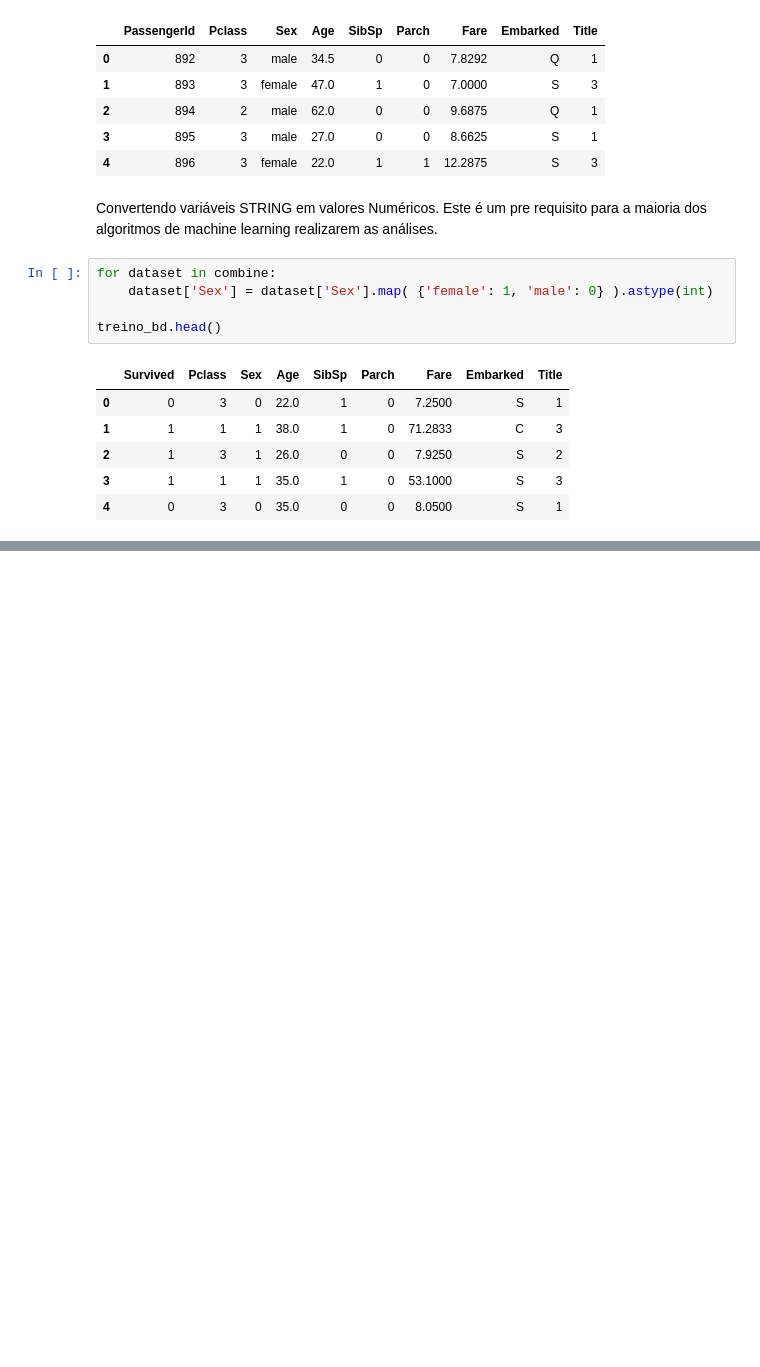
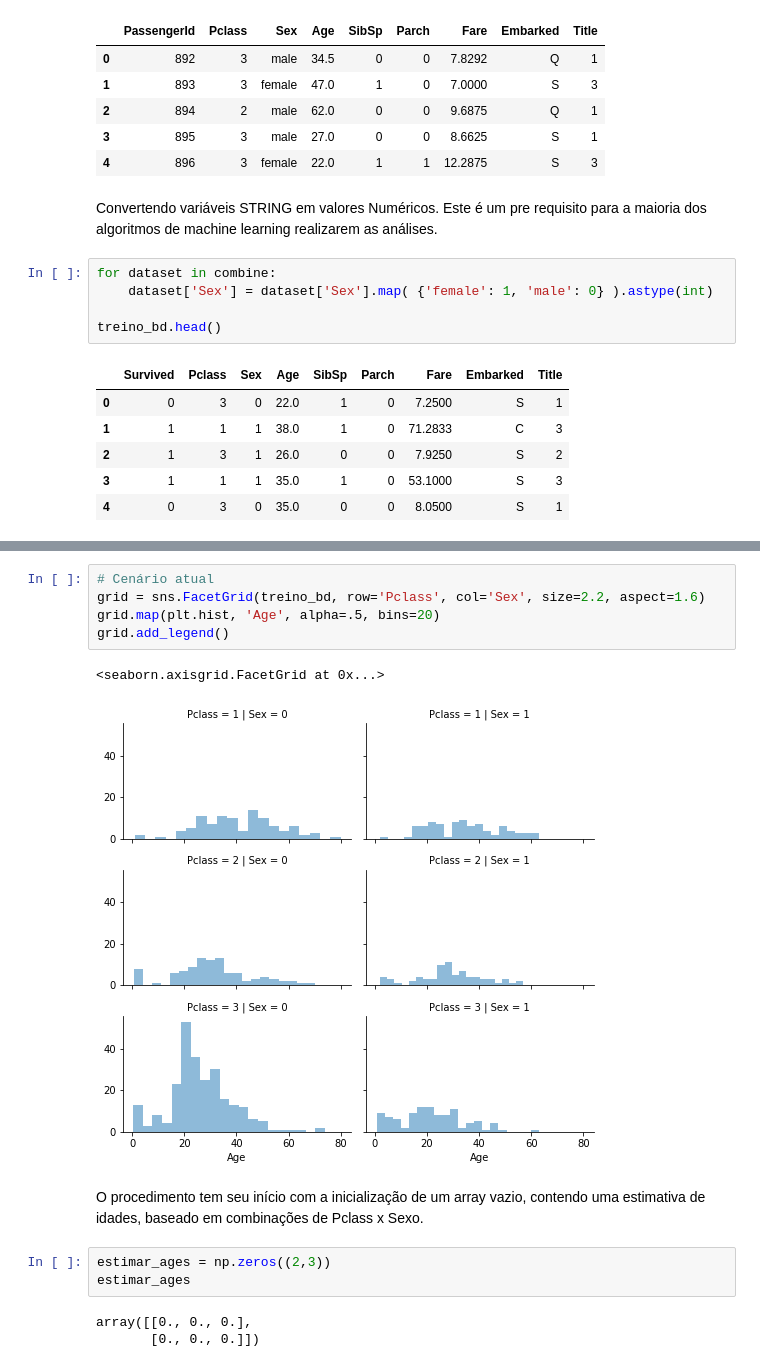
Before and after one commit to viniciusgribas/KG_titanic, a Jupyter notebook: KG_Titanic.ipynb, the cells around one changed output, grey strips where cells are left out. Saved outputs shown, nothing was run; the diff lists cells and outputs as text; blank space fills up the shorter version.

Commit message:
Atualização 2

```diff
--- a/KG_Titanic.ipynb
+++ b/KG_Titanic.ipynb
@@ -450,0 +462,16 @@ treino_bd.head()
+# %%
+# Cenário atual
+grid = sns.FacetGrid(treino_bd, row='Pclass', col='Sex', size=2.2, aspect=1.6)
+grid.map(plt.hist, 'Age', alpha=.5, bins=20)
+grid.add_legend()
+# %% [output]
+<seaborn.axisgrid.FacetGrid at 0x...>
+[figure, added]
+# %% [markdown]
+O procedimento tem seu início com a inicialização de um array vazio, contendo uma estimativa de idades, baseado em combinações de Pclass x Sexo.
+# %%
+estimar_ages = np.zeros((2,3))
+estimar_ages
+# %% [output]
+array([[0., 0., 0.],
+       [0., 0., 0.]])
```
Also changed, not shown: parts of 7 cells of this notebook.
